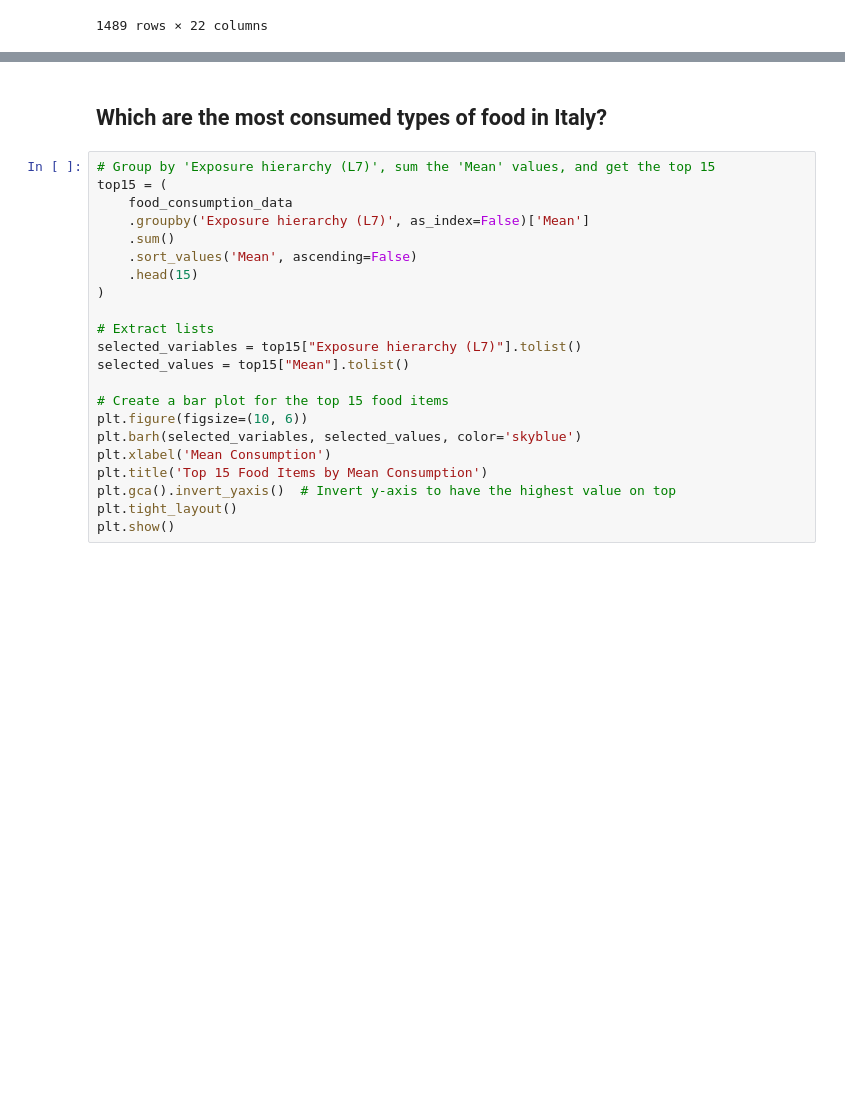
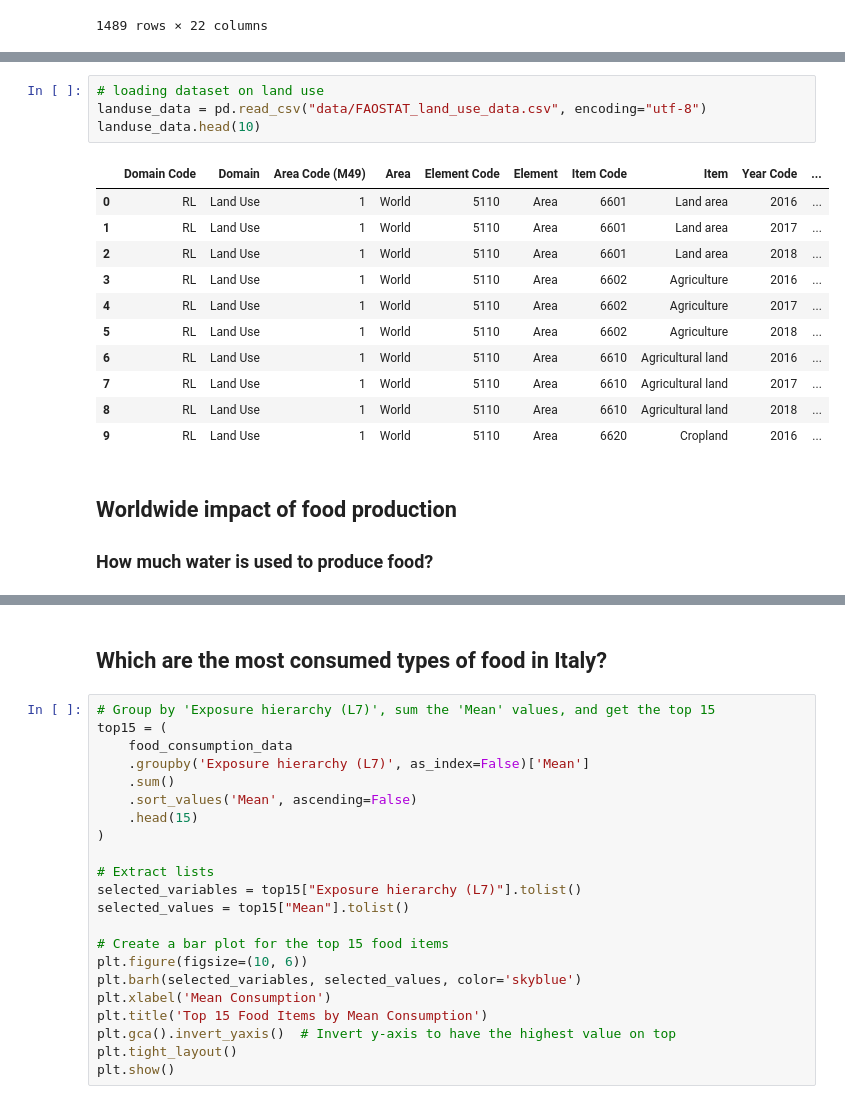
Before and after one commit to TCoaM/TrueCostOfAMeal, a Jupyter notebook: simo_notebook.ipynb, the cells around one changed output, grey strips where cells are left out. Saved outputs shown, nothing was run; the diff lists cells and outputs as text; blank space fills up the shorter version.

```diff
--- a/simo_notebook.ipynb
+++ b/simo_notebook.ipynb
@@ -37,3 +91,22 @@ watertofood_animals
+# %%
+# loading dataset on land use
+landuse_data = pd.read_csv("data/FAOSTAT_land_use_data.csv", encoding="utf-8")
+landuse_data.head(10)
+# %% [output]
+|  | Domain Code | Domain | Area Code (M49) | Area | Element Code | Element | Item Code | Item | Year Code | ... |
+| 0 | RL | Land Use | 1 | World | 5110 | Area | 6601 | Land area | 2016 | ... |
+| 1 | RL | Land Use | 1 | World | 5110 | Area | 6601 | Land area | 2017 | ... |
+| 2 | RL | Land Use | 1 | World | 5110 | Area | 6601 | Land area | 2018 | ... |
+| 3 | RL | Land Use | 1 | World | 5110 | Area | 6602 | Agriculture | 2016 | ... |
+| 4 | RL | Land Use | 1 | World | 5110 | Area | 6602 | Agriculture | 2017 | ... |
+| 5 | RL | Land Use | 1 | World | 5110 | Area | 6602 | Agriculture | 2018 | ... |
+| 6 | RL | Land Use | 1 | World | 5110 | Area | 6610 | Agricultural land | 2016 | ... |
+| 7 | RL | Land Use | 1 | World | 5110 | Area | 6610 | Agricultural land | 2017 | ... |
+| 8 | RL | Land Use | 1 | World | 5110 | Area | 6610 | Agricultural land | 2018 | ... |
+| 9 | RL | Land Use | 1 | World | 5110 | Area | 6620 | Cropland | 2016 | ... |
+# %% [markdown]
+## Worldwide impact of food production
+### How much water is used to produce food?
 # %%
 # Define the variables of interest
 variables_of_interest = [
```
Also changed, not shown: parts of 12 cells of this notebook.
